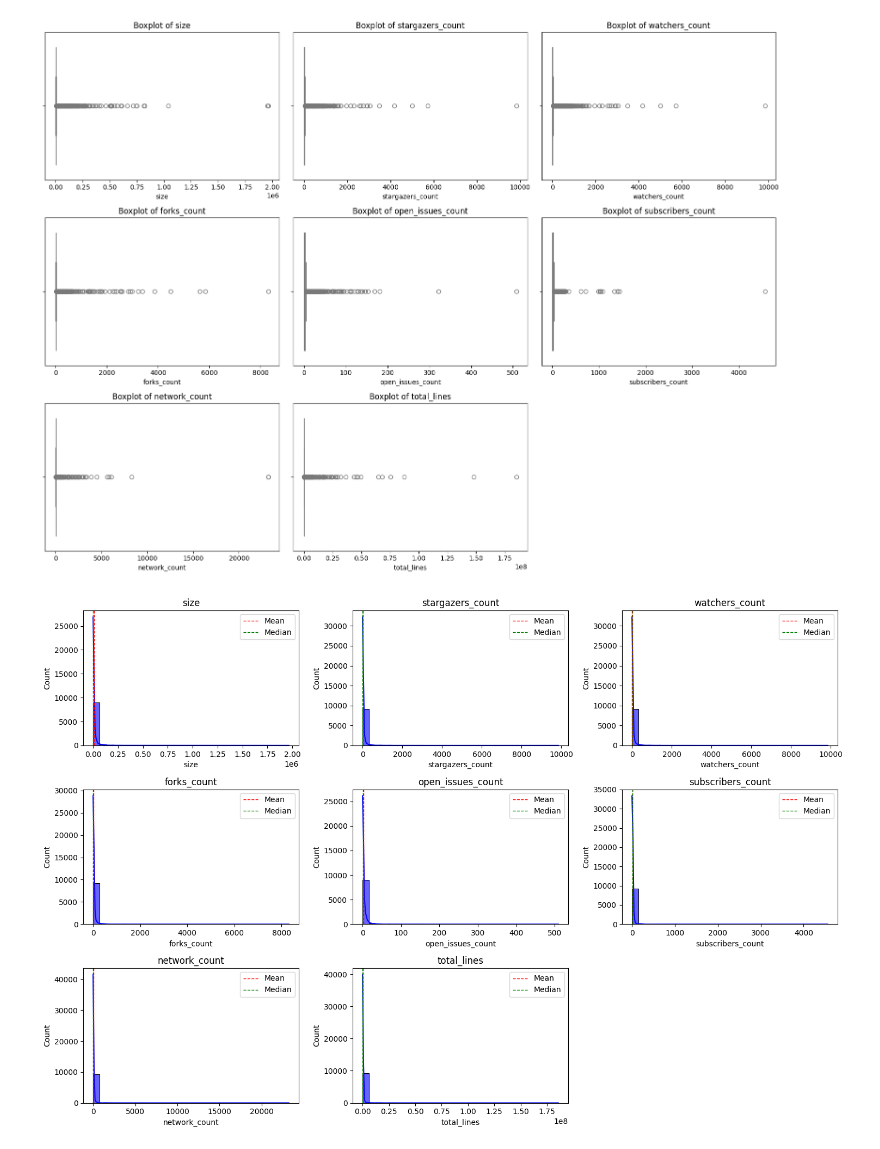
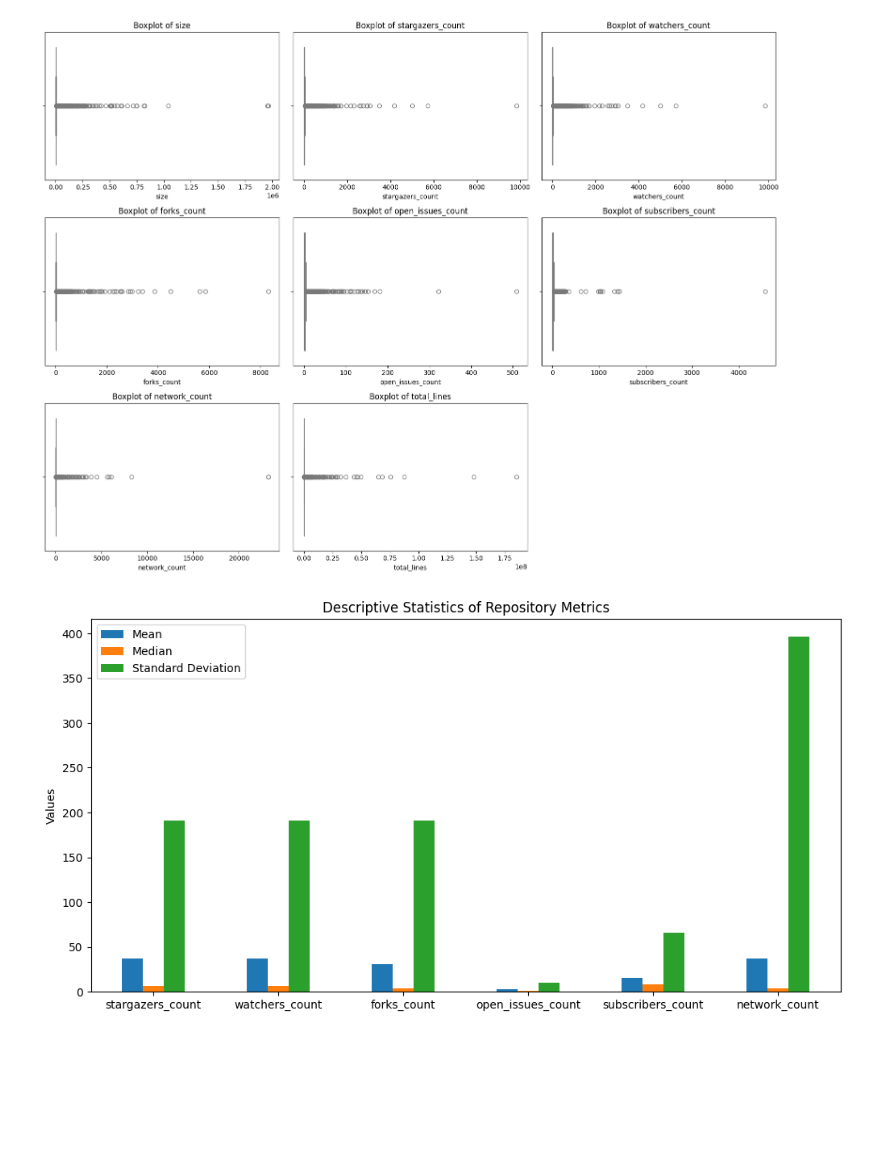
Before and after one commit to Cafeo-Group/git-infer, a Jupyter notebook: get_metics.ipynb, the cells around one changed output. Saved outputs shown, nothing was run; the diff lists cells and outputs as text; code cells hidden in the pictures; blank space fills up the shorter version.

Commit message:
fix: plot_metrics_statistics

```diff
--- a/get_metics.ipynb
+++ b/get_metics.ipynb
@@ -198,22 +198,16 @@ def plot_metrics_boxplot(dataframe):
     plt.tight_layout()
     plt.savefig('results/boxplot_metrics.png')
     plt.show()
-# %%
-def plot_metrics_statistics(dataframe):
-    numeric_metrics = dataframe[METRICS].select_dtypes(include='number')
-
-    plt.figure(figsize=(15, 10))
-    for i, metric in enumerate(numeric_metrics.columns):
-        plt.subplot(3, 3, i + 1)
-        sns.histplot(numeric_metrics[metric], kde=True, bins=30, color='blue', alpha=0.6)
-        plt.axvline(numeric_metrics[metric].mean(), color='r', linestyle='dashed', linewidth=1, label='Mean')
-        plt.axvline(numeric_metrics[metric].median(), color='g', linestyle='dashed', linewidth=1, label='Median')
-        plt.title(metric)
-        plt.legend()
-
-    plt.tight_layout()
-    plt.savefig('results/metrics_statistics.png')
-    plt.show()
+# %%
+def plot_metrics_statistics():
+    desc_stats = dataframe[['stargazers_count', 'watchers_count', 'forks_count', 'open_issues_count', 'subscribers_count', 'network_count']].describe().T[['mean', '50%', 'std']]
+    desc_stats.columns = ['Mean', 'Median', 'Standard Deviation']
+    desc_stats.plot(kind='bar', figsize=(12, 6))
+    plt.title('Descriptive Statistics of Repository Metrics')
+    plt.ylabel('Values')
+    plt.xticks(rotation=0)
+    plt.savefig('results/metrics_statistics.png')
+    plt.show()
 # %% [markdown]
 # Results
 # %%
@@ -306,6 +300,6 @@ plot_metrics_boxplot(dataframe)
 # %% [output]
 [figure]
 # %%
-plot_metrics_statistics(dataframe)
+plot_metrics_statistics()
 # %% [output]
-[figure, old version]
+[figure, new version]
```
